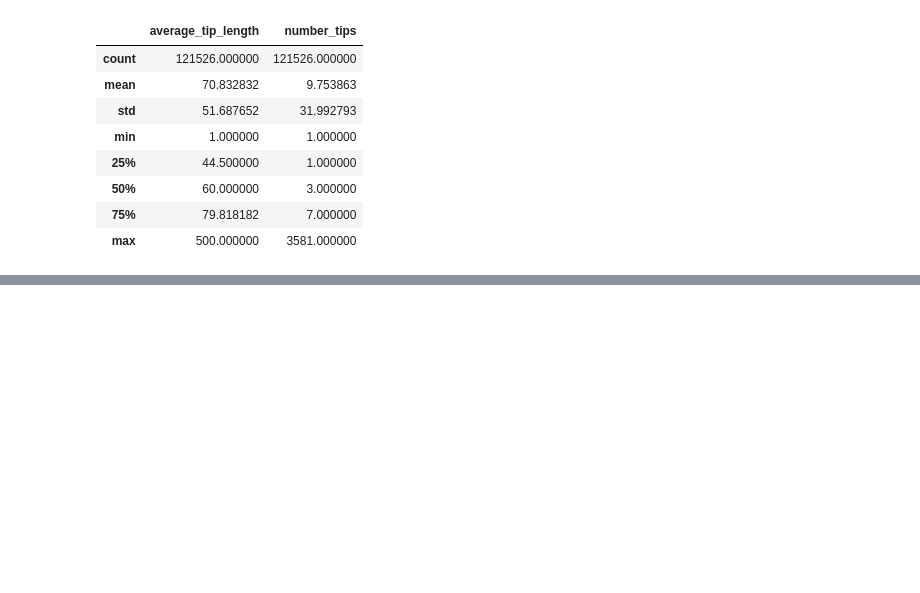
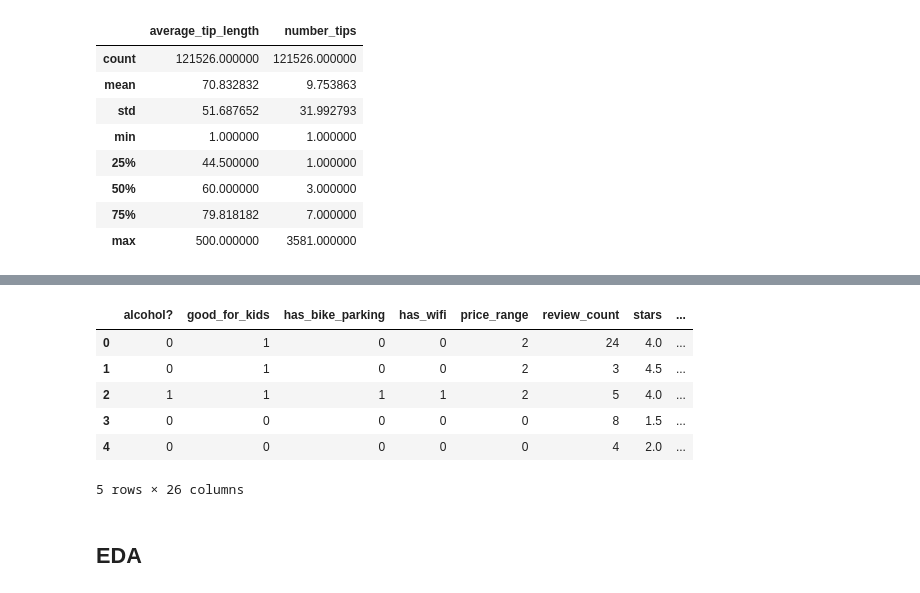
Before and after one commit to martafillol/Marta-s-Cookies, a Jupyter notebook: regression_analysis.ipynb, the cells around one changed output, grey strips where cells are left out. Saved outputs shown, nothing was run; the diff lists cells and outputs as text; code cells hidden in the pictures; blank space fills up the shorter version.

```diff
--- a/regression_analysis.ipynb
+++ b/regression_analysis.ipynb
@@ -157,0 +170,2 @@ tips.describe()
+# %%
+df = pd.merge (businesses, reviews, how="left", on="business_id")
@@ -157,0 +177,7 @@ tips.describe()
+# %%
+#merge the rest of tables
+
+df = pd.merge(df, users, how='left', on='business_id')
+df = pd.merge(df, checkins, how='left', on='business_id')
+df = pd.merge(df, tips, how='left', on='business_id')
+df = pd.merge(df, photos, how='left', on='business_id')
@@ -157,0 +216,3 @@ tips.describe()
+# %%
+features_to_remove = ['address','attributes','business_id','categories','city','hours','is_open','latitude','longitude','name','neighborhood','postal_code','state','time']
+df.drop(labels=features_to_remove, axis=1, inplace=True)
@@ -157,0 +259,12 @@ tips.describe()
+# %%
+#The rows that have null values are the ones from tips, photos and checkins as we predicted before, so we can substitute them for 0 values so we don't lose all the row information from the other features
+
+df.fillna({'weekday_checkins':0,
+           'weekend_checkins':0,
+           'average_tip_length':0,
+           'number_tips':0,
+           'average_caption_length':0,
+           'number_pics':0},
+          inplace=True)
+
+#could also do df.fillna(0, inplace=True) which replaces every NaN with 0
@@ -157,0 +293,12 @@ tips.describe()
+# %%
+df.head()
+# %% [output]
+|  | alcohol? | good_for_kids | has_bike_parking | has_wifi | price_range | review_count | stars | ... |
+| 0 | 0 | 1 | 0 | 0 | 2 | 24 | 4.0 | ... |
+| 1 | 0 | 1 | 0 | 0 | 2 | 3 | 4.5 | ... |
+| 2 | 1 | 1 | 1 | 1 | 2 | 5 | 4.0 | ... |
+| 3 | 0 | 0 | 0 | 0 | 0 | 8 | 1.5 | ... |
+| 4 | 0 | 0 | 0 | 0 | 0 | 4 | 2.0 | ... |
+5 rows × 26 columns
+# %% [markdown]
+## EDA
```
Also changed, not shown: parts of 9 cells of this notebook.
